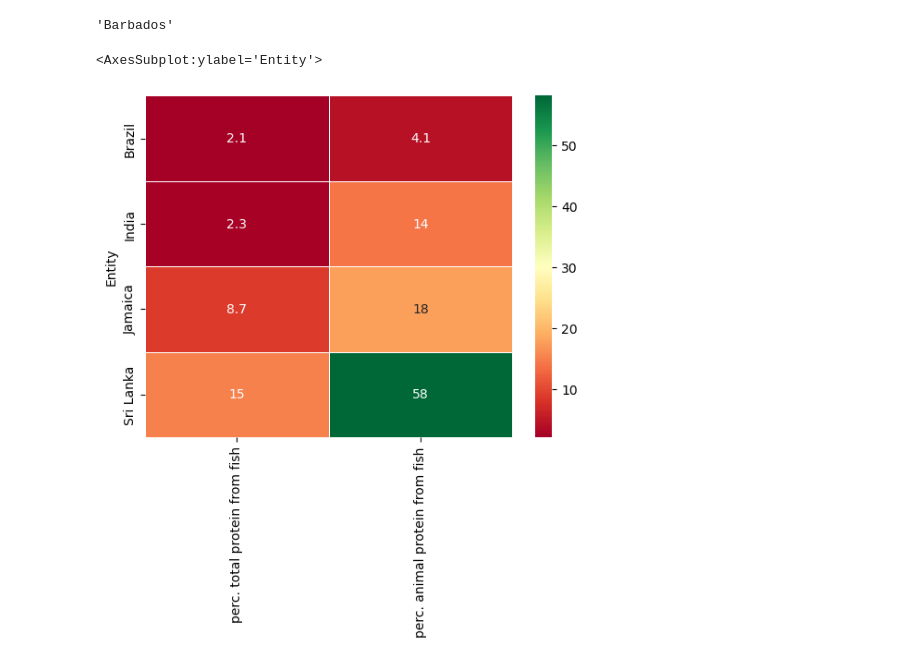
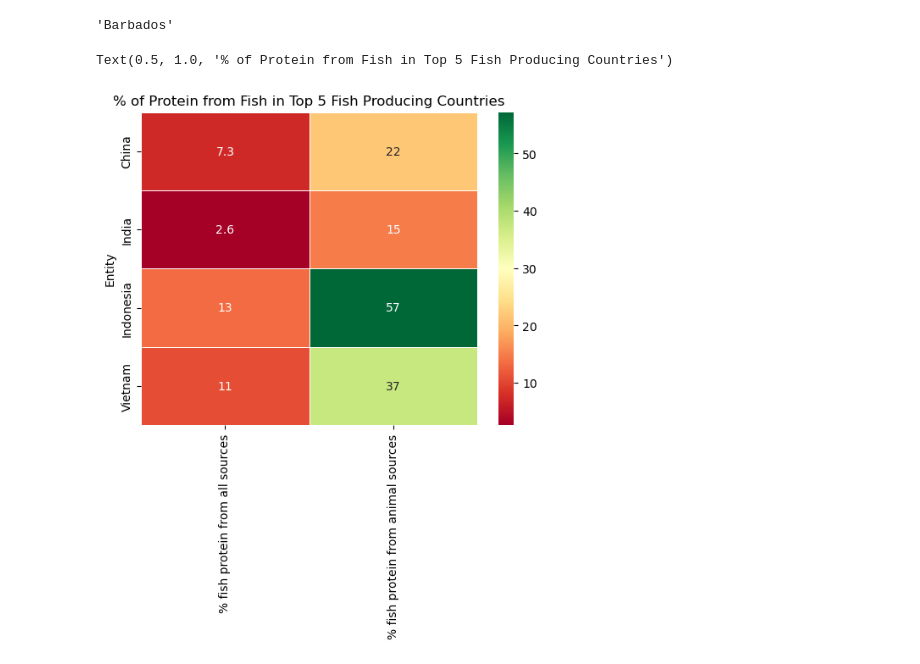
Before and after one commit to Visrael24/Dev10-Final-Assessment, a Jupyter notebook: Workspaces/Jesses_workspace/Visualizations.ipynb, the cells around one changed output. Saved outputs shown, nothing was run; the diff lists cells and outputs as text; code cells hidden in the pictures.

Commit message:
updating visualizations, README, and ETL report

```diff
--- a/Workspaces/Jesses_workspace/Visualizations.ipynb
+++ b/Workspaces/Jesses_workspace/Visualizations.ipynb
@@ -68,0 +87,4 @@ new_compile.to_csv('./Data/joined_sets.csv')
+# %%
+import seaborn as sns
+selection = ['China', 'India', 'Indonesia', 'Vietnam']
+sns.heatmap(sub_protein.loc[sub_protein['Entity'].isin(selection)].set_index('Entity'), annot=True, cmap='RdYlGn', linewidths=0.5);
@@ -69,3 +93,3 @@ new_compile.to_csv('./Data/joined_sets.csv')
 # %%
 year = int(input('Select what year you want to explore: '))
-year_select = new_compile.loc[new_compile['Year']==year]
+year_select = compiled_df.loc[compiled_df['Year']==year]
@@ -75,7 +97,7 @@ ValueError: invalid literal for int() with base 10: ''
 import seaborn as sns
 
 first = int(input('Select first number for display range: '))
-subset_test = year_select[['Entity', 'perc. total protein from fish', 'perc. animal protein from fish']].set_index('Entity')[first: (first+4)]
+subset_test = year_select[['Entity', r'% fish protein from all sources', r'% fish protein from animal sources']].set_index('Entity')[first: (first+4)]
 
 sns.heatmap(subset_test, annot=True, cmap='RdYlGn', linewidths=0.5)
 # %% [output]
@@ -93,11 +114,11 @@ def country_selections(text):
 
     if text == 1:
         first = 0
-        subset_test = year_select[['Entity', 'perc. total protein from fish', 'perc. animal protein from fish']].set_index('Entity')[first: (first+4)]
+        subset_test = year_select[['Entity', r'% fish protein from all sources', r'% fish protein from animal sources']].set_index('Entity')[first: (first+4)]
         the_map = sns.heatmap(subset_test, annot=True, cmap='RdYlGn', linewidths=0.5)
     elif text == 2:
         first = -5
-        subset_test = year_select[['Entity', 'perc. total protein from fish', 'perc. animal protein from fish']].set_index('Entity')[first: (first+4)]
+        subset_test = year_select[['Entity', r'% fish protein from all sources', r'% fish protein from animal sources']].set_index('Entity')[first: (first+4)]
         the_map = sns.heatmap(subset_test, annot=True, cmap='RdYlGn', linewidths=0.5)
     elif text == 3:
         selecting_countries = True
@@ -117,7 +138,7 @@ def country_selections(text):
             if i >= 4:
                 selecting_countries = False
 
-        subset_ = year_select[['Entity', 'perc. total protein from fish', 'perc. animal protein from fish']]
+        subset_ = year_select[['Entity', r'% fish protein from all sources', r'% fish protein from animal sources']]
         subset_test = subset_.loc[subset_['Entity'].isin(selection)].set_index('Entity')
         the_map = sns.heatmap(subset_test, annot=True, cmap='RdYlGn', linewidths=0.5)
     else:
@@ -126,6 +147,7 @@ def country_selections(text):
     return the_map
 # %%
 country_selections(int(input('Would you like to view the (1) first 4 countries, (2) last 4 countries, or (3) select 4 to compare? Input 1, 2, or 3: ')))
+plt.title(r"% of Protein from Fish in Top 5 Fish Producing Countries")
 # %% [output]
-<AxesSubplot:ylabel='Entity'>
+Text(0.5, 1.0, '% of Protein from Fish in Top 5 Fish Producing Countries')
-[figure, old version]
+[figure, new version]
```
Also changed, not shown: parts of 14 cells of this notebook, 8 other files.
